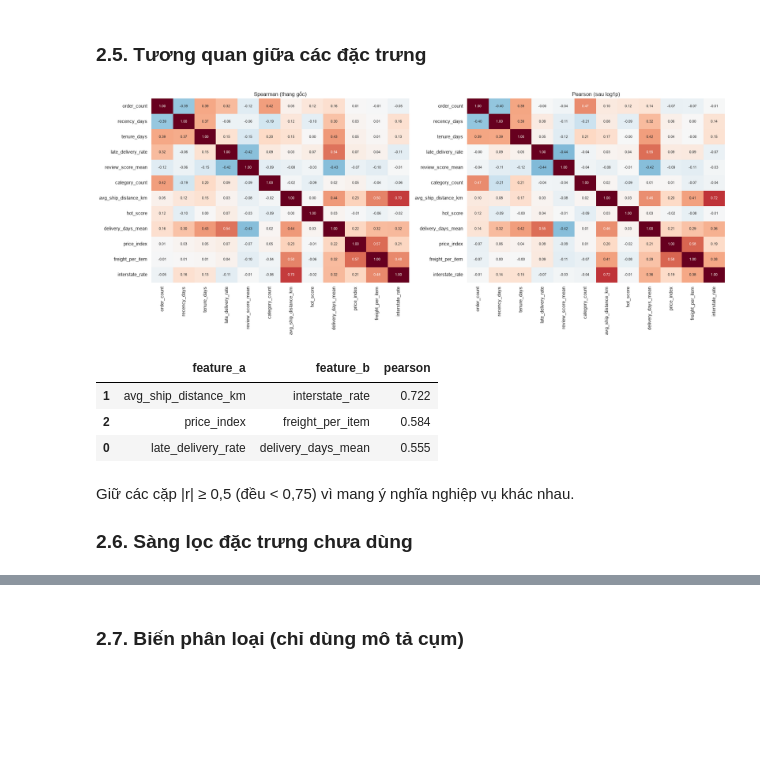
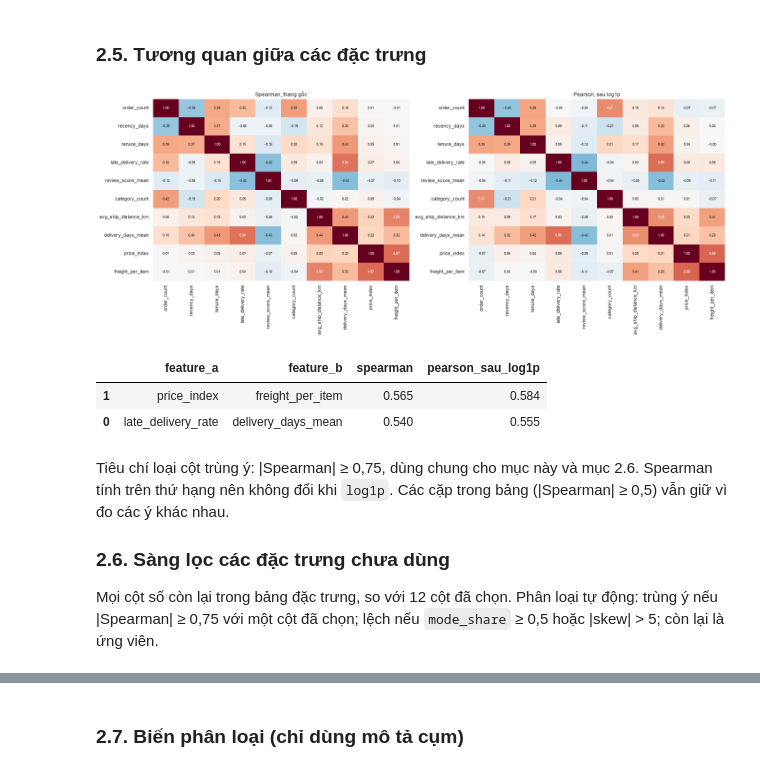
Before and after one commit to huuphuoc-phamquang/OlistDW, a Jupyter notebook: notebooks/seller_clustering_v3.ipynb, the cells around one changed output, grey strips where cells are left out. Drawn from its saved outputs; the diff is of its cells as text; code cells hidden in the pictures; blank space fills up the shorter version.

```diff
--- a/notebooks/seller_clustering_v3.ipynb
+++ b/notebooks/seller_clustering_v3.ipynb
@@ -137,11 +171,13 @@ stats_raw.round(3)
 # %%
-display(profile_stats(df, DROPPED)[["mean", "median", "max", "skew", "zero_share", "mode_share"]].round(3))
-fig, ax = plt.subplots(1, 3, figsize=(15, 3.5))
+stats_drop = profile_stats(df, DROPPED)
+display(stats_drop[["mean", "median", "max", "skew", "zero_share", "mode_share"]].round(3))
+fig, ax = plt.subplots(1, len(DROPPED), figsize=(5 * len(DROPPED), 3.5))
 for a, c in zip(ax, DROPPED):
     a.hist(df[c], bins=50, color="#C44E52")
-    a.set(title=f"{c} (=0: {(df[c] == 0).mean():.0%})", yscale="log", ylabel="số seller (log)")
+    a.set(title=f"{c}  (bằng 0: {(df[c] == 0).mean():.0%})", yscale="log", ylabel="số seller (log)")
 save(fig, "eda_dropped_features.png")
-r = np.corrcoef(np.log1p(df["avg_order_value"]), np.log1p(df["price_index"]))[0, 1]
-print(f"Pearson log1p(avg_order_value) & log1p(price_index): {r:.3f}")
+sp = df[["avg_order_value", "price_index", "interstate_rate", "avg_ship_distance_km"]].corr("spearman")
+print(f"Spearman avg_order_value và price_index: {sp.loc['avg_order_value', 'price_index']:.3f}")
+print(f"Spearman interstate_rate và avg_ship_distance_km: {sp.loc['interstate_rate', 'avg_ship_distance_km']:.3f}")
 # %% [output]
 |  | mean | median | max | skew | zero_share | mode_share |
@@ -153,14 +192,15 @@ Pearson log1p(avg_order_value) & log1p(price_index): 0.881
 # %% [markdown]
 ### 2.4. Phân phối trước và sau `log1p`
 # %%
-fig, axes = plt.subplots(4, 6, figsize=(20, 12))
+fig, axes = plt.subplots(4, 5, figsize=(18, 12))
 for i, c in enumerate(FEATURES):
-    a_raw, a_tr = axes[(i // 6) * 2, i % 6], axes[(i // 6) * 2 + 1, i % 6]
+    a_raw, a_tr = axes[(i // 5) * 2, i % 5], axes[(i // 5) * 2 + 1, i % 5]
     s = df[c].dropna()
+    a_raw.hist(s, bins=40, color="#4C72B0"); a_raw.set_title(f"{c}\nskew={s.skew():.2f}", fontsize=9)
     t = np.log1p(s) if c in LOG1P else s
-    a_raw.hist(s, bins=40, color="#4C72B0"); a_raw.set_title(f"{c}\nskew={s.skew():.2f}", fontsize=9)
-    a_tr.hist(t, bins=40, color="#55A868"); a_tr.set_title(("log1p, " if c in LOG1P else "gốc, ") + f"skew={t.skew():.2f}", fontsize=9)
-fig.suptitle("Hàng 1 & 3: thang gốc | Hàng 2 & 4: sau biến đổi", y=1.0)
+    a_tr.hist(t, bins=40, color="#55A868")
+    a_tr.set_title(("log1p, " if c in LOG1P else "giữ nguyên, ") + f"skew={t.skew():.2f}", fontsize=9)
+fig.suptitle("Hàng 1 và 3: thang gốc. Hàng 2 và 4: sau biến đổi", y=1.0)
 fig.tight_layout()
 save(fig, "eda_distributions.png")
 # %% [output]
@@ -170,28 +210,30 @@ save(fig, "eda_distributions.png")
 # %%
 T = df[FEATURES].astype(float).fillna(df[FEATURES].median())
 for c in LOG1P:
     T[c] = np.log1p(T[c])
-
 fig, ax = plt.subplots(1, 2, figsize=(20, 8))
-for a, (name, m) in zip(ax, [("Spearman (thang gốc)", df[FEATURES].corr("spearman")), ("Pearson (sau log1p)", T.corr())]):
+for a, (name, m) in zip(ax, [("Spearman, thang gốc", df[FEATURES].corr("spearman")), ("Pearson, sau log1p", T.corr())]):
     sns.heatmap(m, annot=True, fmt=".2f", cmap="RdBu_r", vmin=-1, vmax=1, ax=a, cbar=False, annot_kws={"size": 8})
     a.set_title(name)
 fig.tight_layout()
 save(fig, "eda_correlation.png")
 
-pc = T.corr()
-pairs = pd.DataFrame([(a, b, pc.loc[a, b]) for i, a in enumerate(FEATURES) for b in FEATURES[i+1:] if abs(pc.loc[a, b]) >= 0.5],
-                     columns=["feature_a", "feature_b", "pearson"]).sort_values("pearson", key=abs, ascending=False)
-assert (pairs["pearson"].abs() < 0.75).all(), "Có cặp tương quan >= 0.75"
+# Spearman không đổi khi log1p (biến đổi đơn điệu), nên dùng chung tiêu chí với mục 2.6
+sc, pc = df[FEATURES].corr("spearman"), T.corr()
+pairs = [(a, b, sc.loc[a, b], pc.loc[a, b]) for i, a in enumerate(FEATURES) for b in FEATURES[i + 1:] if abs(sc.loc[a, b]) >= 0.5]
+pairs = pd.DataFrame(pairs, columns=["feature_a", "feature_b", "spearman", "pearson_sau_log1p"])
+pairs = pairs.sort_values("spearman", key=abs, ascending=False)
+assert sc.where(~np.eye(len(FEATURES), dtype=bool)).abs().max().max() < 0.75, "có cặp |Spearman| >= 0,75"
 pairs.round(3)
 # %% [output]
-[figure, old version]
+[figure, new version]
-|  | feature_a | feature_b | pearson |
-| 1 | avg_ship_distance_km | interstate_rate | 0.722 |
-| 2 | price_index | freight_per_item | 0.584 |
-| 0 | late_delivery_rate | delivery_days_mean | 0.555 |
+|  | feature_a | feature_b | spearman | pearson_sau_log1p |
+| 1 | price_index | freight_per_item | 0.565 | 0.584 |
+| 0 | late_delivery_rate | delivery_days_mean | 0.540 | 0.555 |
-# %% [markdown]
-Giữ các cặp |r| ≥ 0,5 (đều < 0,75) vì mang ý nghĩa nghiệp vụ khác nhau.
-
-### 2.6. Sàng lọc đặc trưng chưa dùng
+# %% [markdown]
+Tiêu chí loại cột trùng ý: |Spearman| ≥ 0,75, dùng chung cho mục này và mục 2.6. Spearman tính trên thứ hạng nên không đổi khi `log1p`. Các cặp trong bảng (|Spearman| ≥ 0,5) vẫn giữ vì đo các ý khác nhau.
+
+### 2.6. Sàng lọc các đặc trưng chưa dùng
+
+Mọi cột số còn lại trong bảng đặc trưng, so với 12 cột đã chọn. Phân loại tự động: trùng ý nếu |Spearman| ≥ 0,75 với một cột đã chọn; lệch nếu `mode_share` ≥ 0,5 hoặc |skew| > 5; còn lại là ứng viên.
 # %%
```
Also changed, not shown: parts of 65 cells of this notebook, 24 other files.
